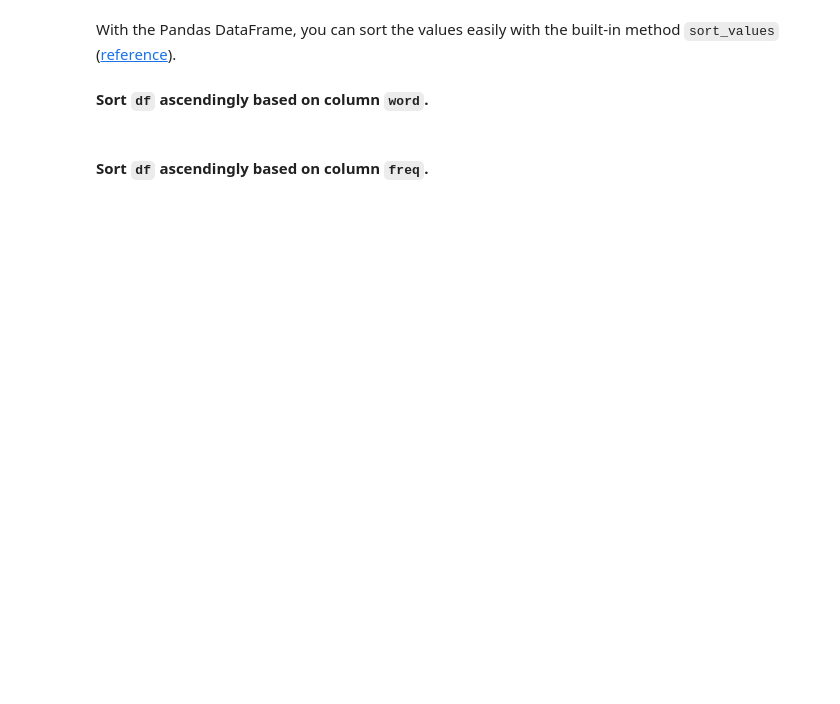
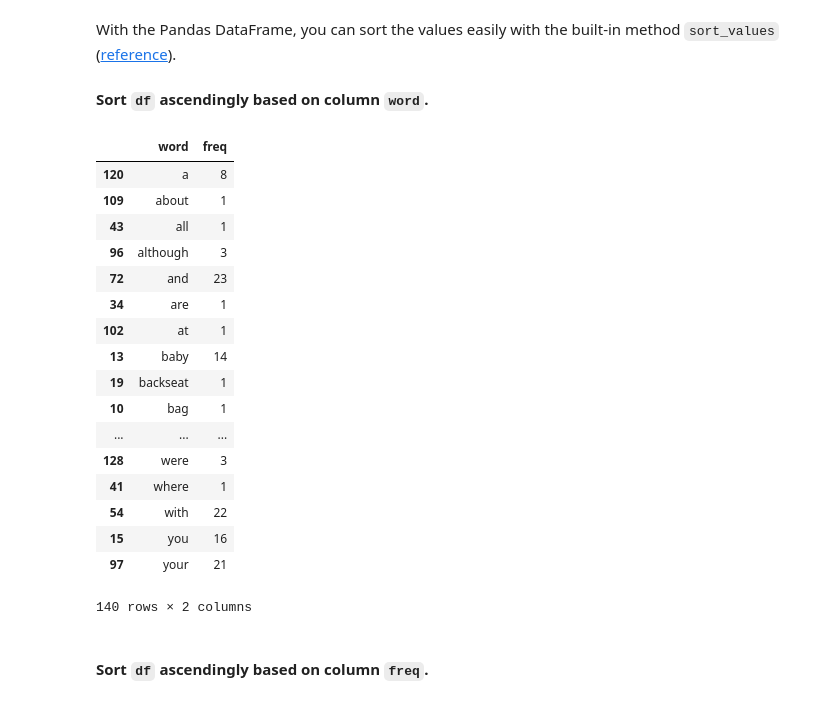
Before and after one commit to Alexis2507/data-labs, a Jupyter notebook: module-1/lab-tuple-set-dict/your-code/challenge-3.ipynb, the cells around one changed output. Saved outputs shown, nothing was run; the diff lists cells and outputs as text; code cells hidden in the pictures; blank space fills up the shorter version.

```diff
--- a/module-1/lab-tuple-set-dict/your-code/challenge-3.ipynb
+++ b/module-1/lab-tuple-set-dict/your-code/challenge-3.ipynb
@@ -95,6 +144,26 @@ With the Pandas DataFrame, you can sort the values easily with the built-in meth
 #### Sort `df` ascendingly based on column `word`.
 # %%
 # Your code here
+df.sort_values(by=["word"])
+# %% [output]
+|  | word | freq |
+| 120 | a | 8 |
+| 109 | about | 1 |
+| 43 | all | 1 |
+| 96 | although | 3 |
+| 72 | and | 23 |
+| 34 | are | 1 |
+| 102 | at | 1 |
+| 13 | baby | 14 |
+| 19 | backseat | 1 |
+| 10 | bag | 1 |
+| ... | ... | ... |
+| 128 | were | 3 |
+| 41 | where | 1 |
+| 54 | with | 22 |
+| 15 | you | 16 |
+| 97 | your | 21 |
+140 rows × 2 columns
 # %% [markdown]
 #### Sort `df` ascendingly based on column `freq`.
 # %%
```
Also changed, not shown: parts of 7 cells of this notebook, 12 other files.
